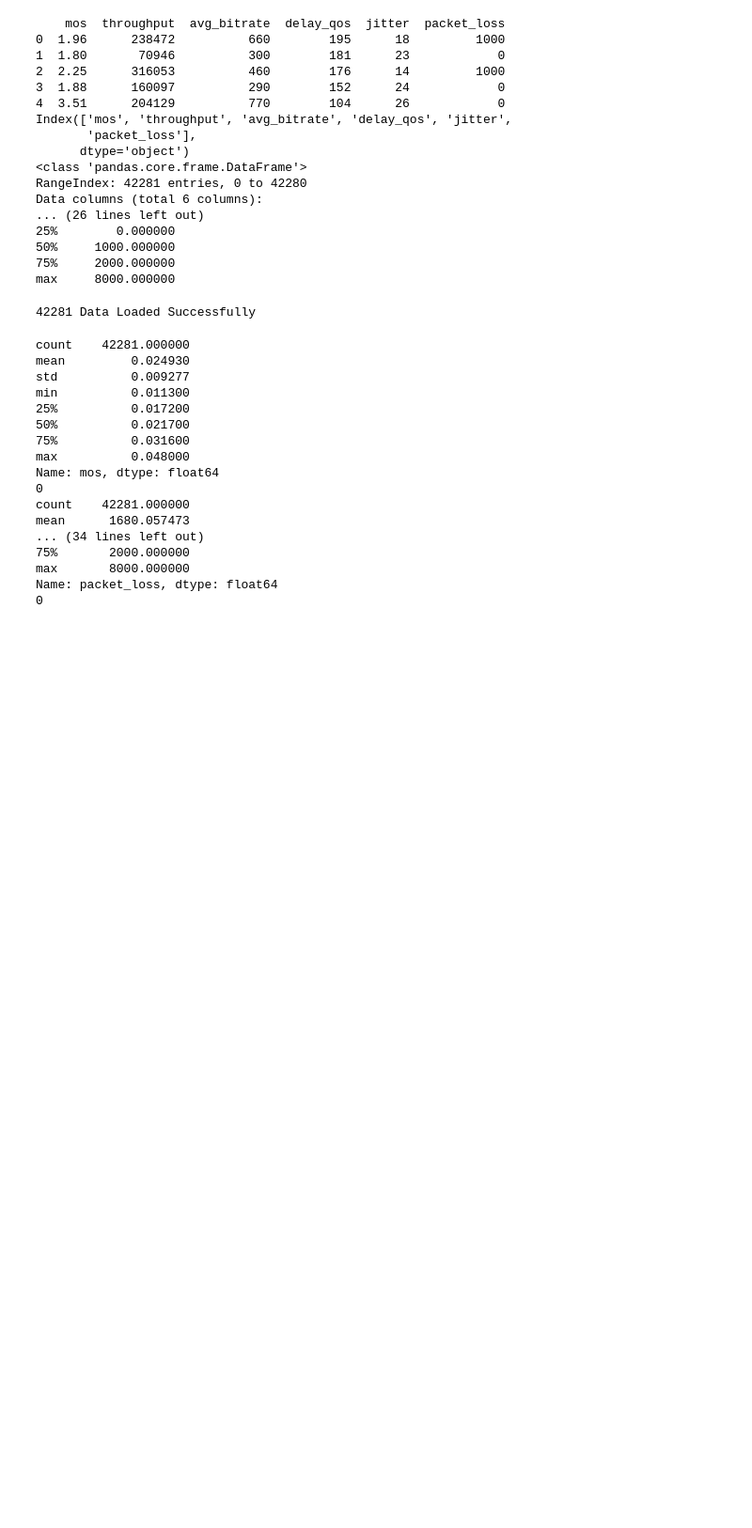
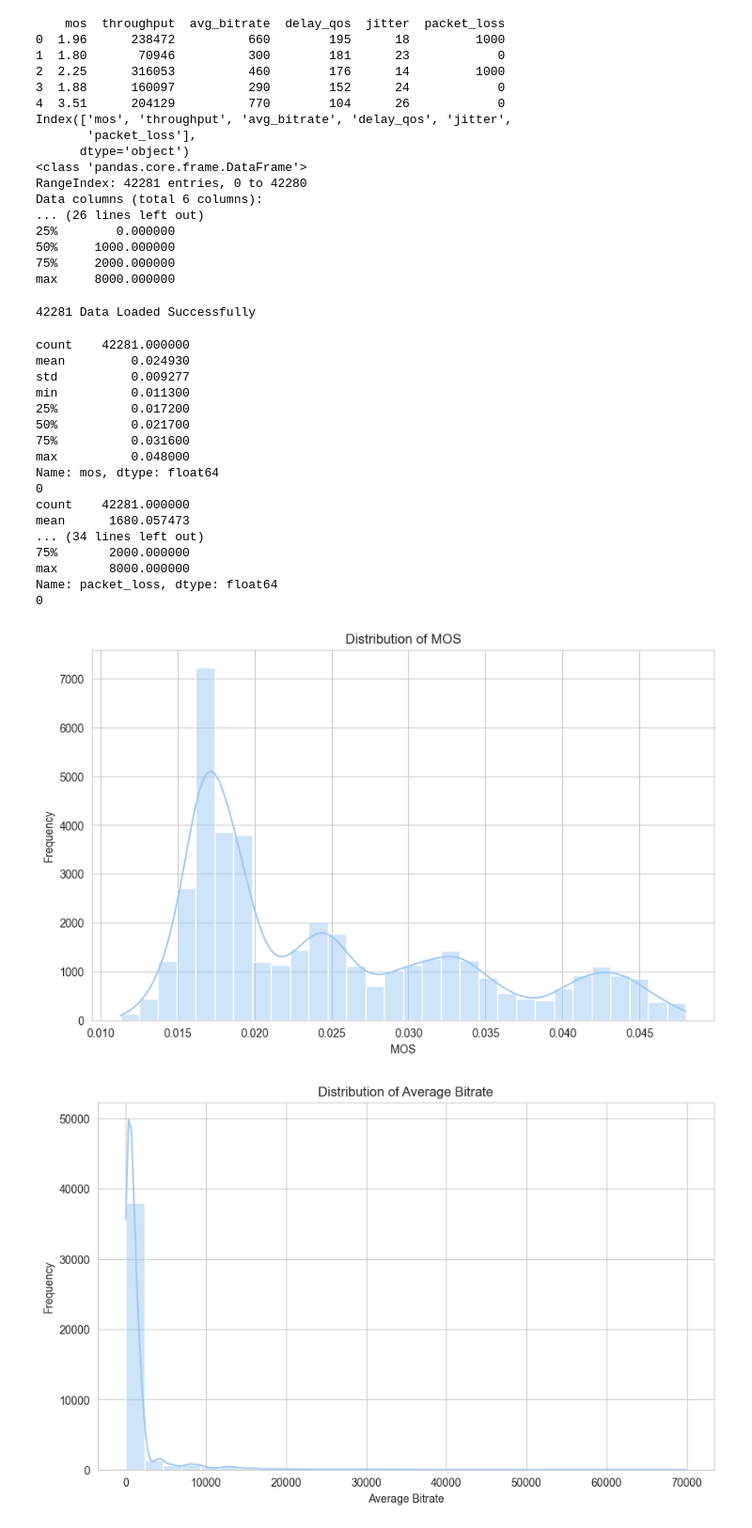
Before and after one commit to zazou-git86/MOS_QOE_Selenium, a Jupyter notebook: MOS_QOE_Selenium.ipynb, the cells around one changed output. Shown at 94% size. Saved outputs shown, nothing was run; the diff lists cells and outputs as text; code cells hidden in the pictures; blank space fills up the shorter version.

Commit message:
Data analysis

```diff
--- a/MOS_QOE_Selenium.ipynb
+++ b/MOS_QOE_Selenium.ipynb
@@ -118,3 +118,52 @@ mean      1680.057473
 max       8000.000000
 Name: packet_loss, dtype: float64
 0
+# %%
+#Data visualization
+plt.figure(figsize=(10, 6))
+sns.set_style("whitegrid")
+sns.set_palette("pastel")
+plt.title("Distribution of MOS")
+sns.histplot(data['mos'], kde=True, bins=30)
+plt.xlabel("MOS")
+plt.ylabel("Frequency")
+plt.show()
+
+plt.figure(figsize=(10, 6))
+sns.set_style("whitegrid")
+sns.set_palette("pastel")
+plt.title("Distribution of Average Bitrate")
+sns.histplot(data['avg_bitrate'], kde=True, bins=30)
+plt.xlabel("Average Bitrate")
+plt.ylabel("Frequency")
+plt.show()
+
+plt.figure(figsize=(10, 6))
+sns.set_style("whitegrid")
+sns.set_palette("pastel")
+plt.title("Distribution of Delay QoS")
+sns.histplot(data['delay_qos'], kde=True, bins=30)
+plt.xlabel("Delay QoS")
+plt.ylabel("Frequency")
+plt.show()
+
+plt.figure(figsize=(10, 6))
+sns.set_style("whitegrid")
+sns.set_palette("pastel")
+plt.title("Distribution of Jitter")
+sns.histplot(data['jitter'], kde=True, bins=30)
+plt.xlabel("Jitter")
+plt.ylabel("Frequency")
+plt.show()
+
+plt.figure(figsize=(10, 6))
+sns.set_style("whitegrid")
+sns.set_palette("pastel")
+plt.title("Distribution of Packet Loss")
+sns.histplot(data['packet_loss'], kde=True, bins=30)
+plt.xlabel("Packet Loss")
+plt.ylabel("Frequency")
+plt.show()
+# %% [output]
+[figure, added]
+[figure, added]
```
Also changed, not shown: parts of 17 cells of this notebook.
